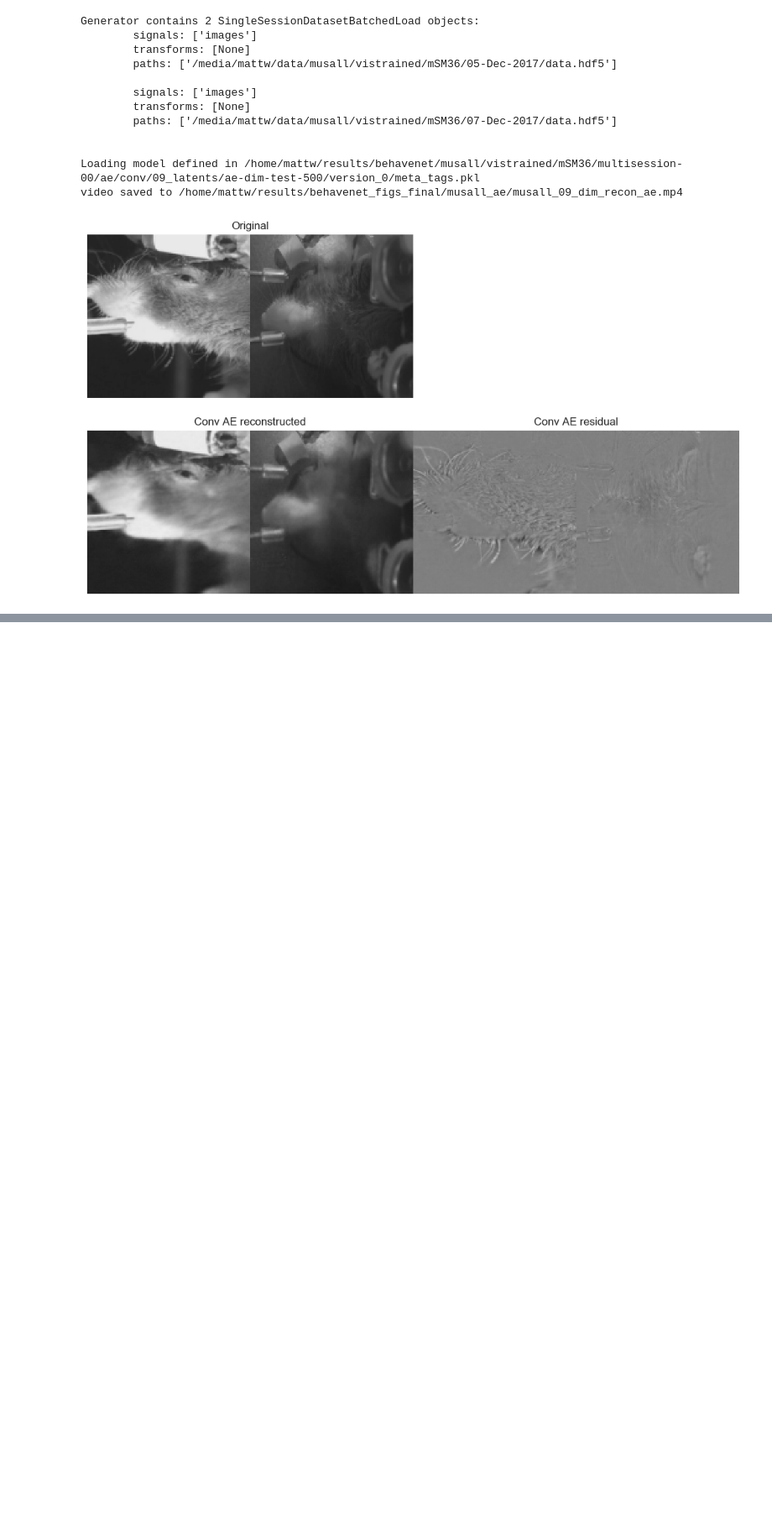
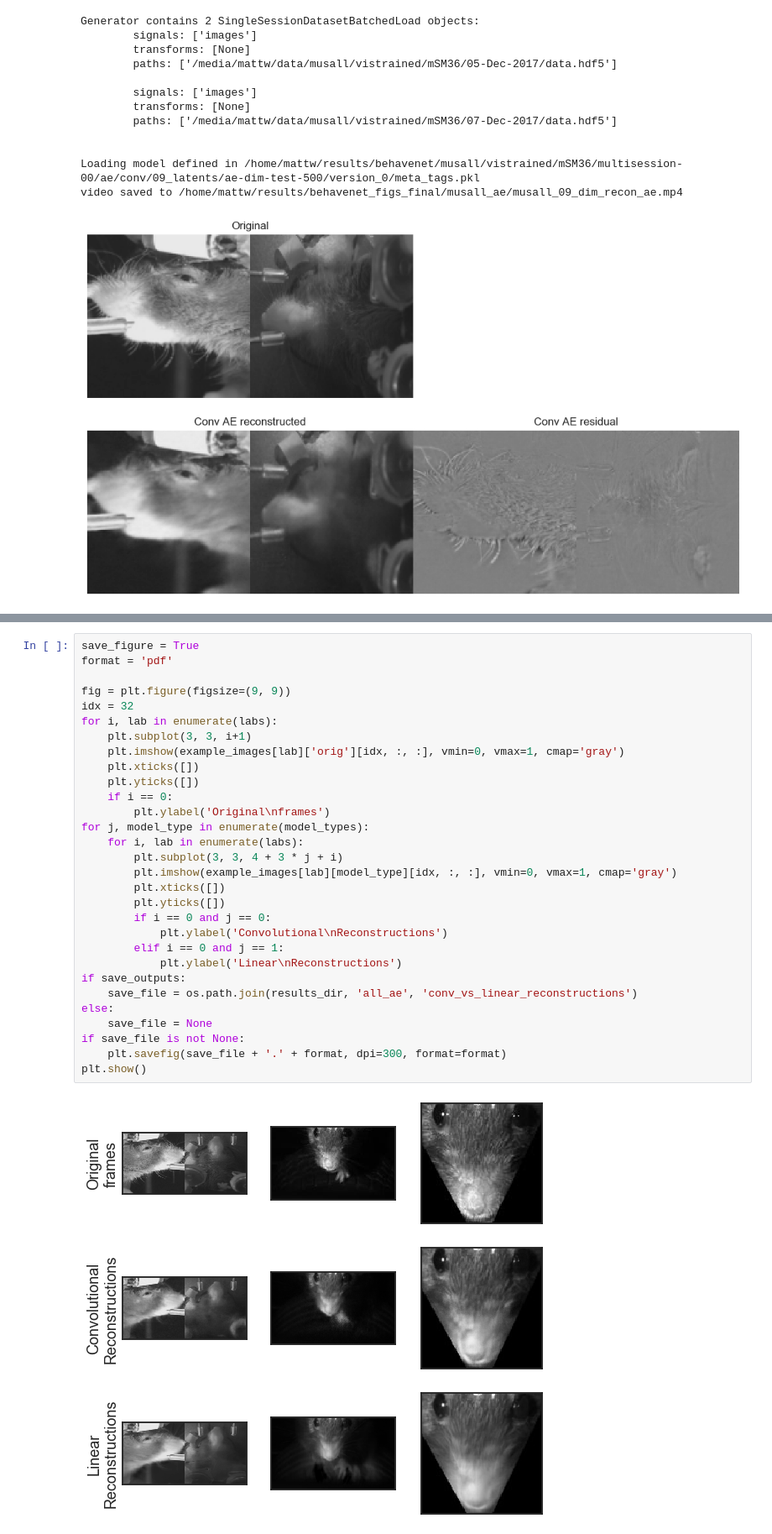
Before and after one commit to themattinthehatt/behavenet, a Jupyter notebook: behavenet/analyses/notebooks/ae_analysis_notebook.ipynb, the cells around one changed output, grey strips where cells are left out. Shown at 84% size. Saved outputs shown, nothing was run; the diff lists cells and outputs as text; blank space fills up the shorter version.

```diff
--- a/behavenet/analyses/notebooks/ae_analysis_notebook.ipynb
+++ b/behavenet/analyses/notebooks/ae_analysis_notebook.ipynb
@@ -348,0 +390,32 @@ video saved to /home/mattw/results/behavenet_figs_final/musall_ae/musall_09_dim_
+# %%
+save_figure = True
+format = 'pdf'
+
+fig = plt.figure(figsize=(9, 9))
+idx = 32
+for i, lab in enumerate(labs):
+    plt.subplot(3, 3, i+1)
+    plt.imshow(example_images[lab]['orig'][idx, :, :], vmin=0, vmax=1, cmap='gray')
+    plt.xticks([])
+    plt.yticks([])
+    if i == 0:
+        plt.ylabel('Original\nframes')
+for j, model_type in enumerate(model_types):
+    for i, lab in enumerate(labs):
+        plt.subplot(3, 3, 4 + 3 * j + i)
+        plt.imshow(example_images[lab][model_type][idx, :, :], vmin=0, vmax=1, cmap='gray')
+        plt.xticks([])
+        plt.yticks([])
+        if i == 0 and j == 0:
+            plt.ylabel('Convolutional\nReconstructions')
+        elif i == 0 and j == 1:
+            plt.ylabel('Linear\nReconstructions')
+if save_outputs:
+    save_file = os.path.join(results_dir, 'all_ae', 'conv_vs_linear_reconstructions')
+else:
+    save_file = None
+if save_file is not None:
+    plt.savefig(save_file + '.' + format, dpi=300, format=format)
+plt.show()
+# %% [output]
+[figure, added]
```
Also changed, not shown: parts of 2 cells of this notebook, 5 other files.
